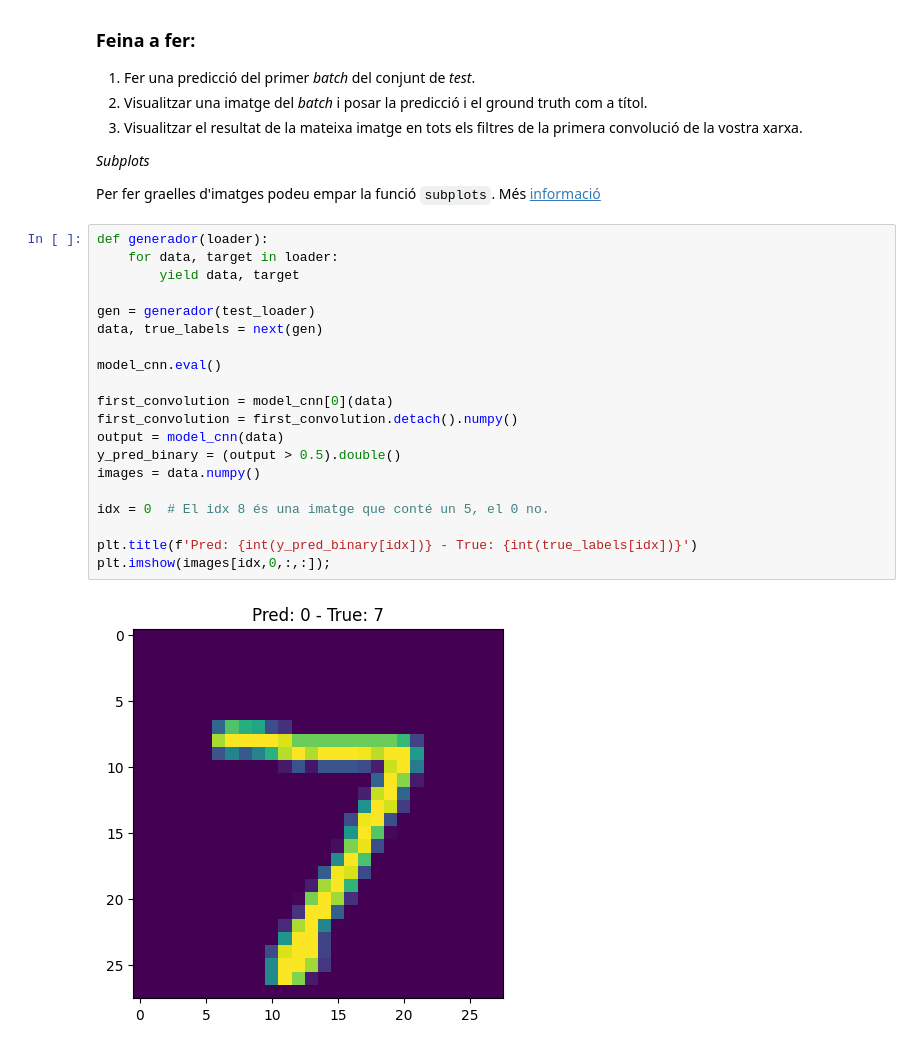
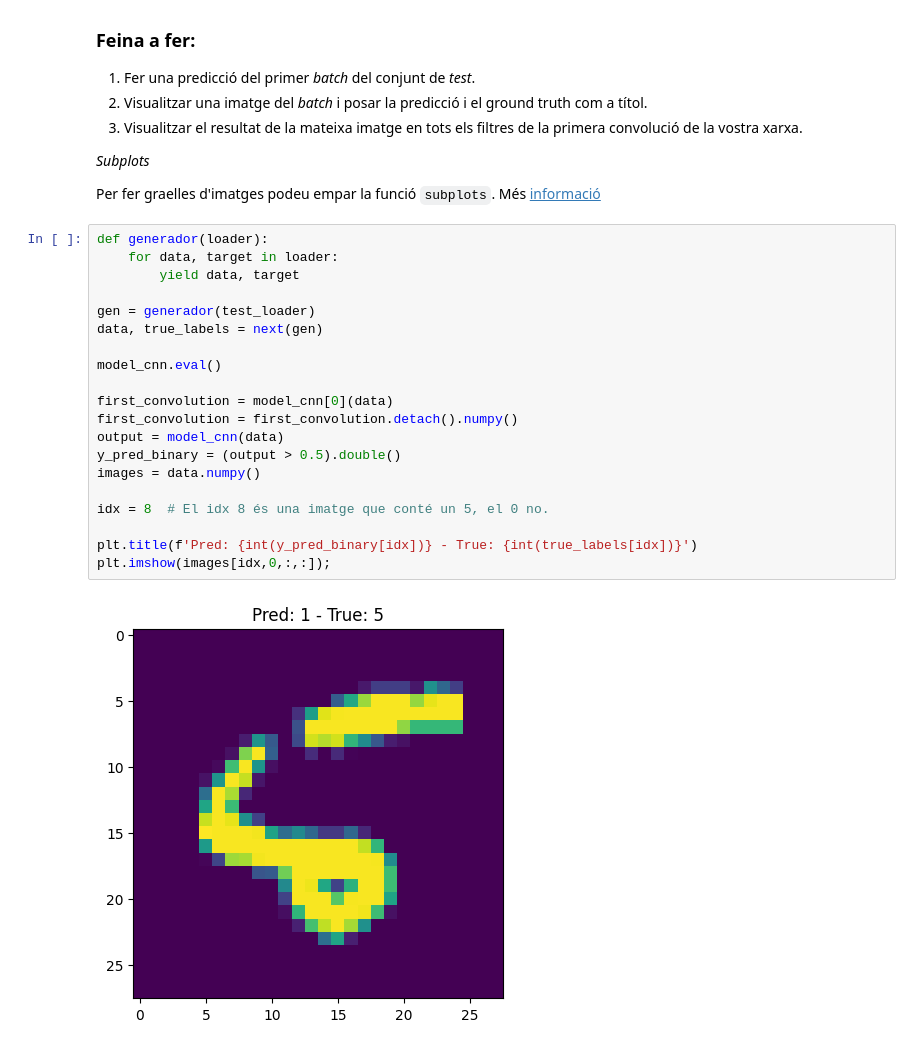
Before and after one commit to alberba/Aprendizaje-Autom-tico, a Jupyter notebook: 06_CNN_Tutorial/FCN2CNN.ipynb, the cells around one changed output. Cells and saved outputs as stored; diff of their text form.

```diff
--- a/06_CNN_Tutorial/FCN2CNN.ipynb
+++ b/06_CNN_Tutorial/FCN2CNN.ipynb
@@ -330,25 +331,25 @@ Per fer graelles d'imatges podeu empar la funció `subplots`. Més [informació]
 # %%
 def generador(loader):
     for data, target in loader:
         yield data, target
 
 gen = generador(test_loader)
 data, true_labels = next(gen)
 
 model_cnn.eval()
 
 first_convolution = model_cnn[0](data)
 first_convolution = first_convolution.detach().numpy()
 output = model_cnn(data)
 y_pred_binary = (output > 0.5).double()
 images = data.numpy()
 
-idx = 0  # El idx 8 és una imatge que conté un 5, el 0 no.
+idx = 8  # El idx 8 és una imatge que conté un 5, el 0 no.
 
 plt.title(f'Pred: {int(y_pred_binary[idx])} - True: {int(true_labels[idx])}')
 plt.imshow(images[idx,0,:,:]);
 # %% [output]
-[figure, old version]
+[figure, new version]
 # %%
 
 fig, axs = plt.subplots(2, 2)
```
Also changed, not shown: parts of 10 cells of this notebook.
